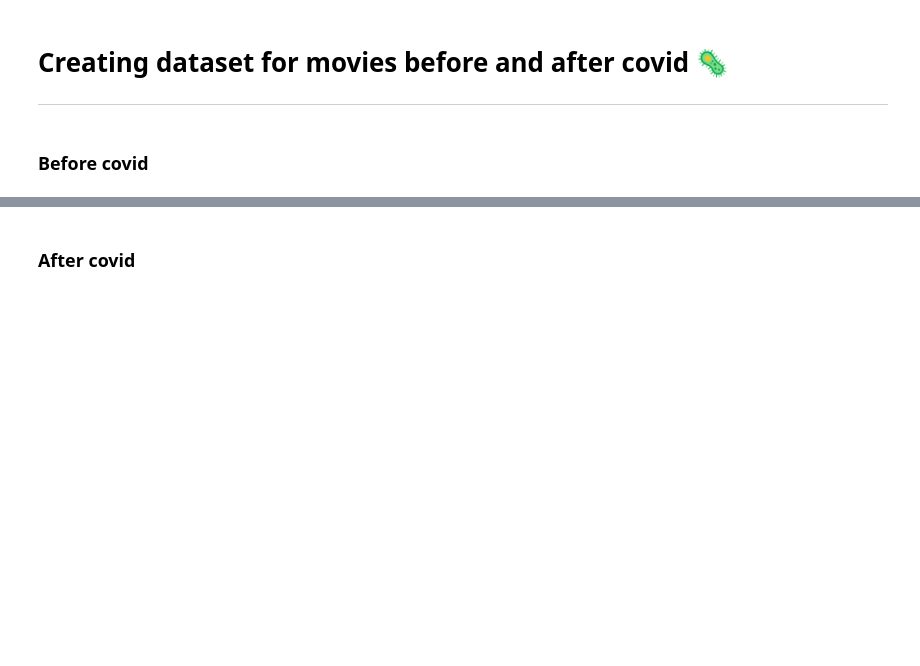
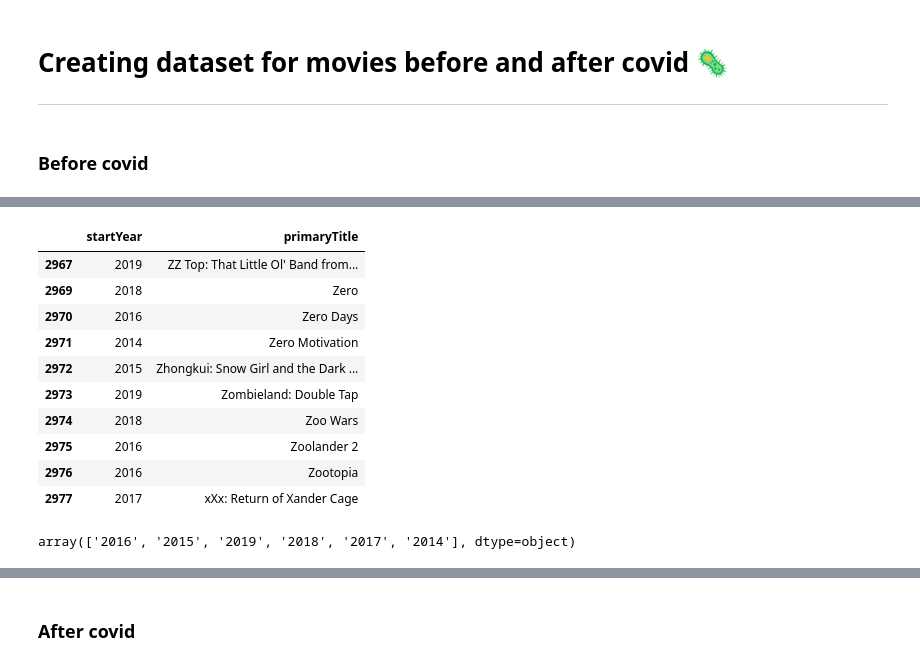
Before and after one commit to shreyashguptas/Analyzing-movie-runtime-performance-before-and-after-COVID-19, a Jupyter notebook: project code.ipynb, the cells around one changed output, grey strips where cells are left out. Cells and saved outputs as stored; diff of their text form; code cells hidden in the pictures; blank space fills up the shorter version.

```diff
--- a/project code.ipynb
+++ b/project code.ipynb
@@ -555,3 +560,23 @@ before_covid_df.tail()
+# %%
+# show the release year and the primaryTitle for before_covid_df
+before_covid_df[['startYear', 'primaryTitle']].tail(10)
+# %% [output]
+|  | startYear | primaryTitle |
+| 2967 | 2019 | ZZ Top: That Little Ol' Band from... |
+| 2969 | 2018 | Zero |
+| 2970 | 2016 | Zero Days |
+| 2971 | 2014 | Zero Motivation |
+| 2972 | 2015 | Zhongkui: Snow Girl and the Dark ... |
+| 2973 | 2019 | Zombieland: Double Tap |
+| 2974 | 2018 | Zoo Wars |
+| 2975 | 2016 | Zoolander 2 |
+| 2976 | 2016 | Zootopia |
+| 2977 | 2017 | xXx: Return of Xander Cage |
+# %%
+# show all the unique values in the startYear column
+before_covid_df['startYear'].unique()
+# %% [output]
+array(['2016', '2015', '2019', '2018', '2017', '2014'], dtype=object)
 # %%
 before_covid_df.count()
 # %% [output]
```
Also changed, not shown: parts of 28 cells of this notebook, 1 other file.
